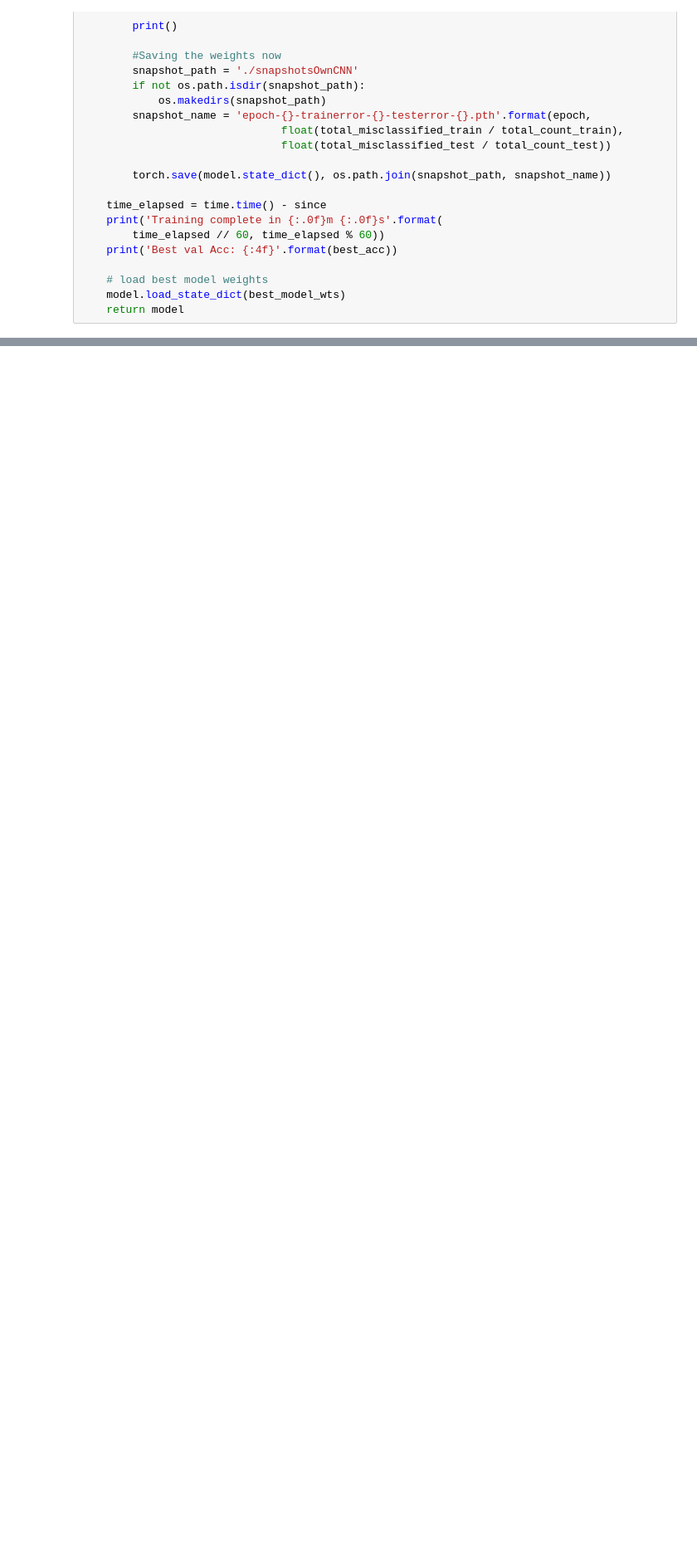
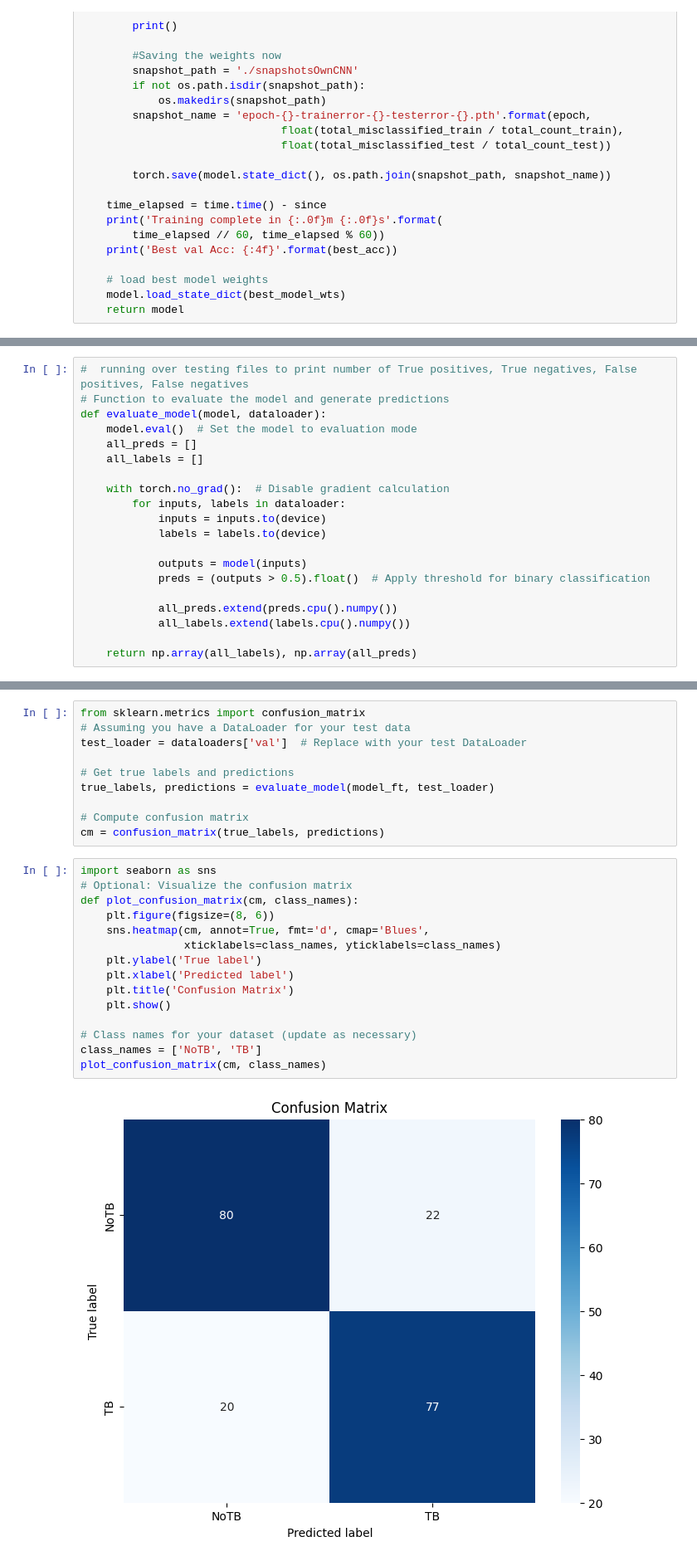
Before and after one commit to Honey1315/Tuberculosis_detection_using_deep_learning_and_CNN, a Jupyter notebook: CNN.ipynb, the cells around one changed output, grey strips where cells are left out. Shown: that part at 83% size. Cells and saved outputs as stored; diff of their text form; blank space fills up the shorter version.

```diff
--- a/CNN.ipynb
+++ b/CNN.ipynb
@@ -392,0 +451,20 @@ Epoch is 0
+# %%
+#  running over testing files to print number of True positives, True negatives, False positives, False negatives
+# Function to evaluate the model and generate predictions
+def evaluate_model(model, dataloader):
+    model.eval()  # Set the model to evaluation mode
+    all_preds = []
+    all_labels = []
+
+    with torch.no_grad():  # Disable gradient calculation
+        for inputs, labels in dataloader:
+            inputs = inputs.to(device)
+            labels = labels.to(device)
+
+            outputs = model(inputs)
+            preds = (outputs > 0.5).float()  # Apply threshold for binary classification
+
+            all_preds.extend(preds.cpu().numpy())
+            all_labels.extend(labels.cpu().numpy())
+
+    return np.array(all_labels), np.array(all_preds)
@@ -392,0 +494,27 @@ Epoch is 0
+# %%
+from sklearn.metrics import confusion_matrix
+# Assuming you have a DataLoader for your test data
+test_loader = dataloaders['val']  # Replace with your test DataLoader
+
+# Get true labels and predictions
+true_labels, predictions = evaluate_model(model_ft, test_loader)
+
+# Compute confusion matrix
+cm = confusion_matrix(true_labels, predictions)
+# %%
+import seaborn as sns
+# Optional: Visualize the confusion matrix
+def plot_confusion_matrix(cm, class_names):
+    plt.figure(figsize=(8, 6))
+    sns.heatmap(cm, annot=True, fmt='d', cmap='Blues',
+                xticklabels=class_names, yticklabels=class_names)
+    plt.ylabel('True label')
+    plt.xlabel('Predicted label')
+    plt.title('Confusion Matrix')
+    plt.show()
+
+# Class names for your dataset (update as necessary)
+class_names = ['NoTB', 'TB']
+plot_confusion_matrix(cm, class_names)
+# %% [output]
+[figure, added]
```
Also changed, not shown: parts of 10 cells of this notebook, 1 other file.
